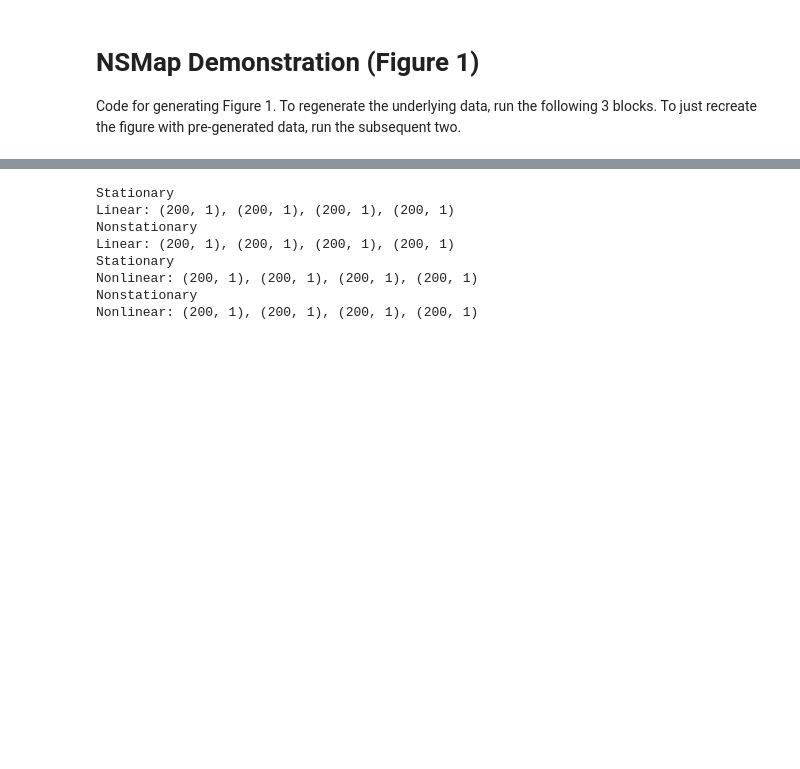
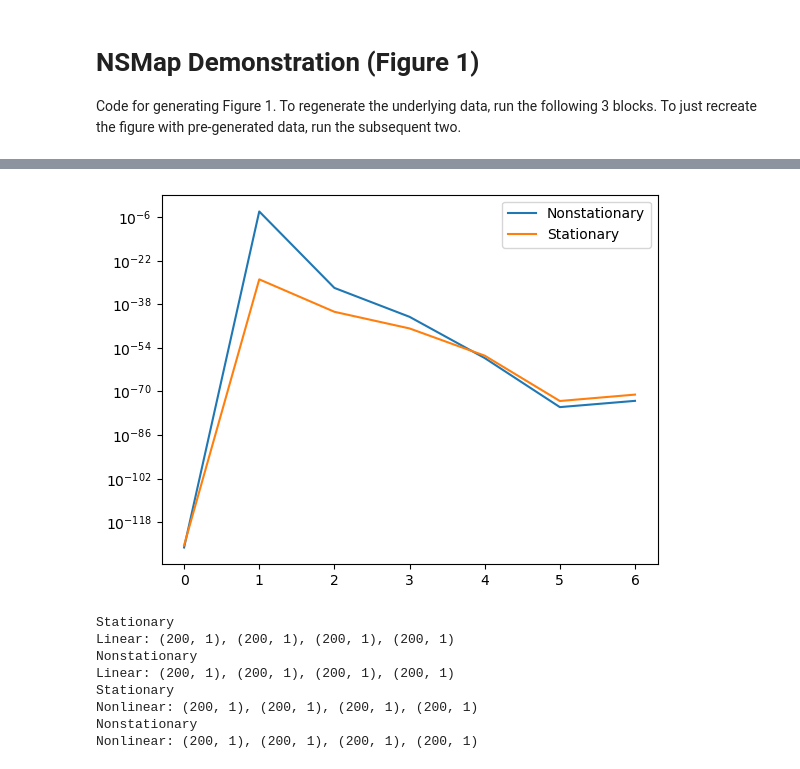
Before and after one commit to kenflat2/NS-Map, a Jupyter notebook: experiments/simulated_round_1/plot_round1_results.ipynb, the cells around one changed output, grey strips where cells are left out. Saved outputs shown, nothing was run; the diff lists cells and outputs as text; code cells hidden in the pictures; blank space fills up the shorter version.

```diff
--- a/experiments/simulated_round_1/plot_round1_results.ipynb
+++ b/experiments/simulated_round_1/plot_round1_results.ipynb
@@ -89,6 +97,13 @@ def ns_map_s_map_comparison(time_series, tx, E_range, theta_grid, delta_grid, la
         marginalize_likelihood_s[i] = np.trapezoid(posterior_grid_s[i], x=theta_vals, axis=0)
 
     return marginalize_likelihood_ns, marginalize_likelihood_s, E_vals
+# %%
+plt.plot(E_vals, marginalize_likelihood_ns, label="Nonstationary")
+plt.plot(E_vals, marginalize_likelihood_s, label="Stationary")
+plt.legend()
+plt.yscale("log")
+# %% [output]
+[figure, added]
 # %%
 for (name, experiment, series) in zip(names, params["experiments"], [linear, linear_nonstat, logistic, logistic_nonstat]):
 
```
Also changed, not shown: parts of 9 cells of this notebook, 21 other files.
